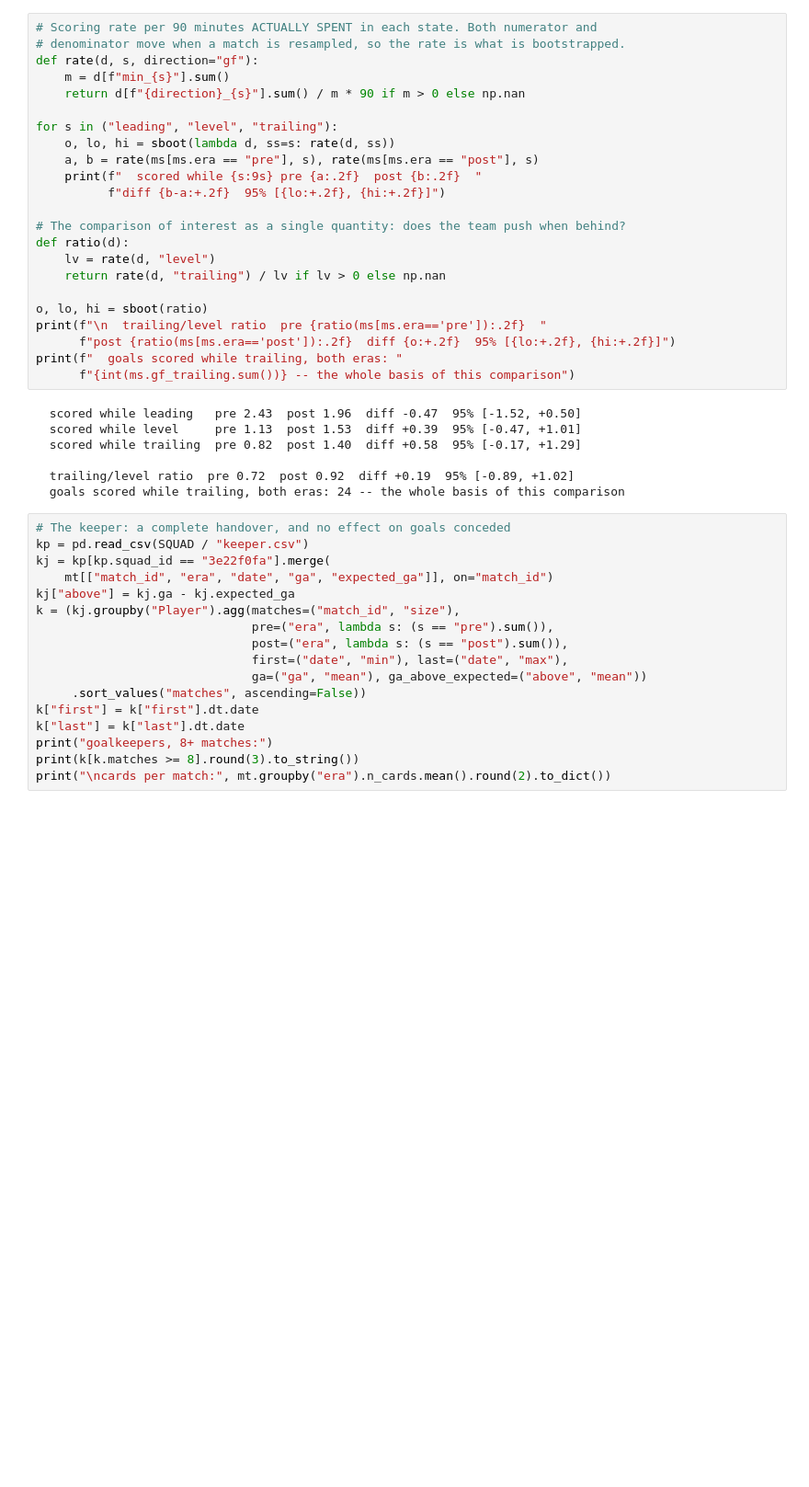
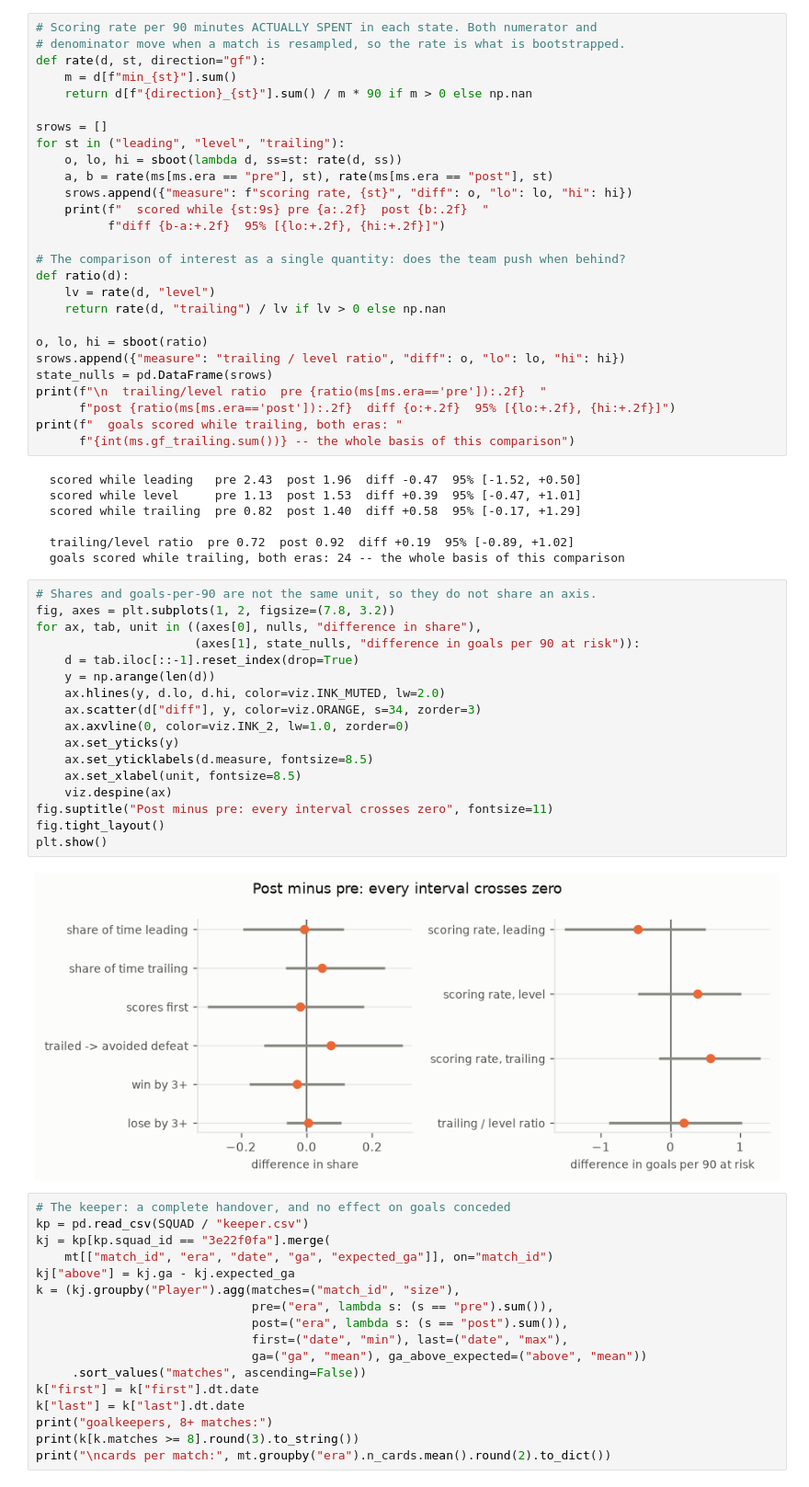
Before and after one commit to mqedan217/jordan-football-strength, a Jupyter notebook: notebooks/03_where_the_goals_came_from.ipynb, the cells around one changed output. Shown at 92% size. Drawn from its saved outputs; the diff is of its cells as text; blank space fills up the shorter version.

```diff
--- a/notebooks/03_where_the_goals_came_from.ipynb
+++ b/notebooks/03_where_the_goals_came_from.ipynb
@@ -979,14 +982,16 @@ trailed -> avoided defeat  0.073 -0.131 0.293       False
 # %%
 # Scoring rate per 90 minutes ACTUALLY SPENT in each state. Both numerator and
 # denominator move when a match is resampled, so the rate is what is bootstrapped.
-def rate(d, s, direction="gf"):
-    m = d[f"min_{s}"].sum()
-    return d[f"{direction}_{s}"].sum() / m * 90 if m > 0 else np.nan
+def rate(d, st, direction="gf"):
+    m = d[f"min_{st}"].sum()
+    return d[f"{direction}_{st}"].sum() / m * 90 if m > 0 else np.nan
 
-for s in ("leading", "level", "trailing"):
-    o, lo, hi = sboot(lambda d, ss=s: rate(d, ss))
-    a, b = rate(ms[ms.era == "pre"], s), rate(ms[ms.era == "post"], s)
-    print(f"  scored while {s:9s} pre {a:.2f}  post {b:.2f}  "
+srows = []
+for st in ("leading", "level", "trailing"):
+    o, lo, hi = sboot(lambda d, ss=st: rate(d, ss))
+    a, b = rate(ms[ms.era == "pre"], st), rate(ms[ms.era == "post"], st)
+    srows.append({"measure": f"scoring rate, {st}", "diff": o, "lo": lo, "hi": hi})
+    print(f"  scored while {st:9s} pre {a:.2f}  post {b:.2f}  "
           f"diff {b-a:+.2f}  95% [{lo:+.2f}, {hi:+.2f}]")
 
 # The comparison of interest as a single quantity: does the team push when behind?
@@ -995,6 +1000,8 @@ def ratio(d):
     return rate(d, "trailing") / lv if lv > 0 else np.nan
 
 o, lo, hi = sboot(ratio)
+srows.append({"measure": "trailing / level ratio", "diff": o, "lo": lo, "hi": hi})
+state_nulls = pd.DataFrame(srows)
 print(f"\n  trailing/level ratio  pre {ratio(ms[ms.era=='pre']):.2f}  "
       f"post {ratio(ms[ms.era=='post']):.2f}  diff {o:+.2f}  95% [{lo:+.2f}, {hi:+.2f}]")
 print(f"  goals scored while trailing, both eras: "
@@ -1006,6 +1013,25 @@ print(f"  goals scored while trailing, both eras: "
 
   trailing/level ratio  pre 0.72  post 0.92  diff +0.19  95% [-0.89, +1.02]
   goals scored while trailing, both eras: 24 -- the whole basis of this comparison
+# %%
+# Shares and goals-per-90 are not the same unit, so they do not share an axis.
+fig, axes = plt.subplots(1, 2, figsize=(7.8, 3.2))
+for ax, tab, unit in ((axes[0], nulls, "difference in share"),
+                      (axes[1], state_nulls, "difference in goals per 90 at risk")):
+    d = tab.iloc[::-1].reset_index(drop=True)
+    y = np.arange(len(d))
+    ax.hlines(y, d.lo, d.hi, color=viz.INK_MUTED, lw=2.0)
+    ax.scatter(d["diff"], y, color=viz.ORANGE, s=34, zorder=3)
+    ax.axvline(0, color=viz.INK_2, lw=1.0, zorder=0)
+    ax.set_yticks(y)
+    ax.set_yticklabels(d.measure, fontsize=8.5)
+    ax.set_xlabel(unit, fontsize=8.5)
+    viz.despine(ax)
+fig.suptitle("Post minus pre: every interval crosses zero", fontsize=11)
+fig.tight_layout()
+plt.show()
+# %% [output]
+[figure, added]
 # %%
 # The keeper: a complete handover, and no effect on goals conceded
 kp = pd.read_csv(SQUAD / "keeper.csv")
```
Also changed, not shown: parts of 27 cells of this notebook, 1 other file.
